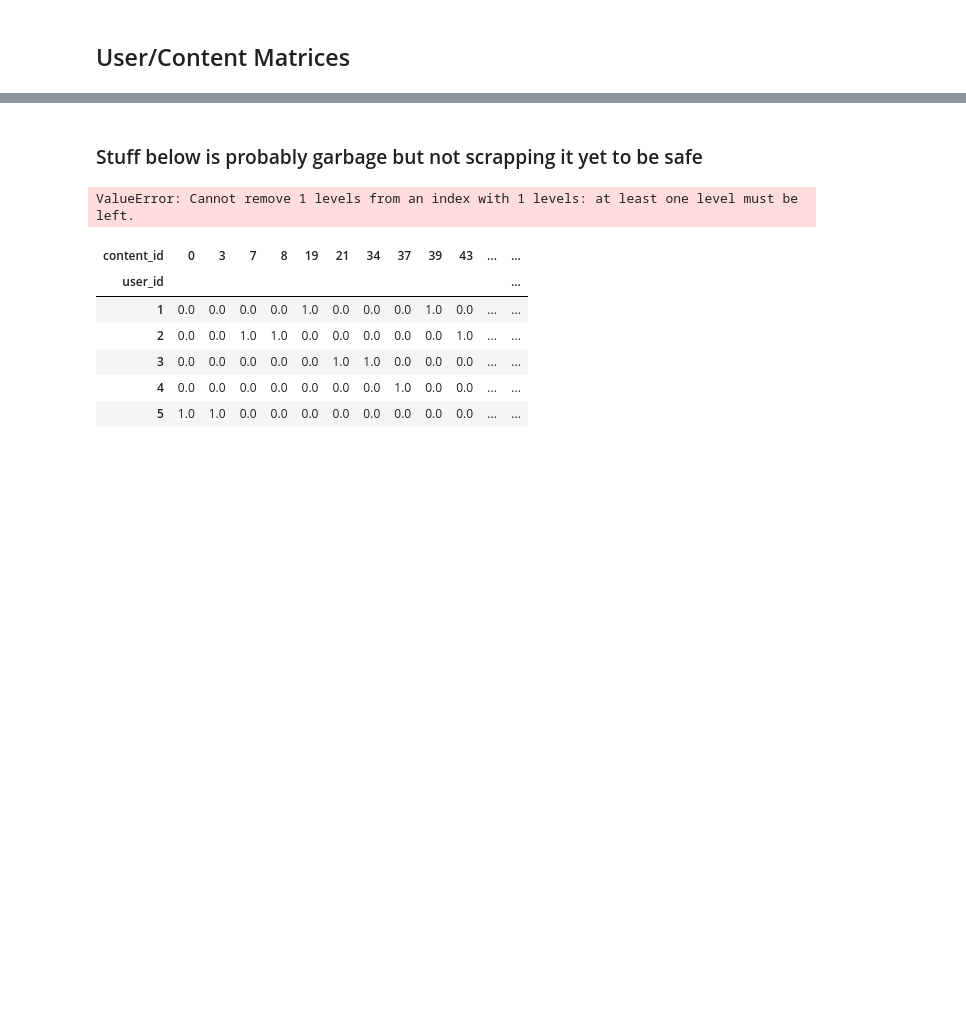
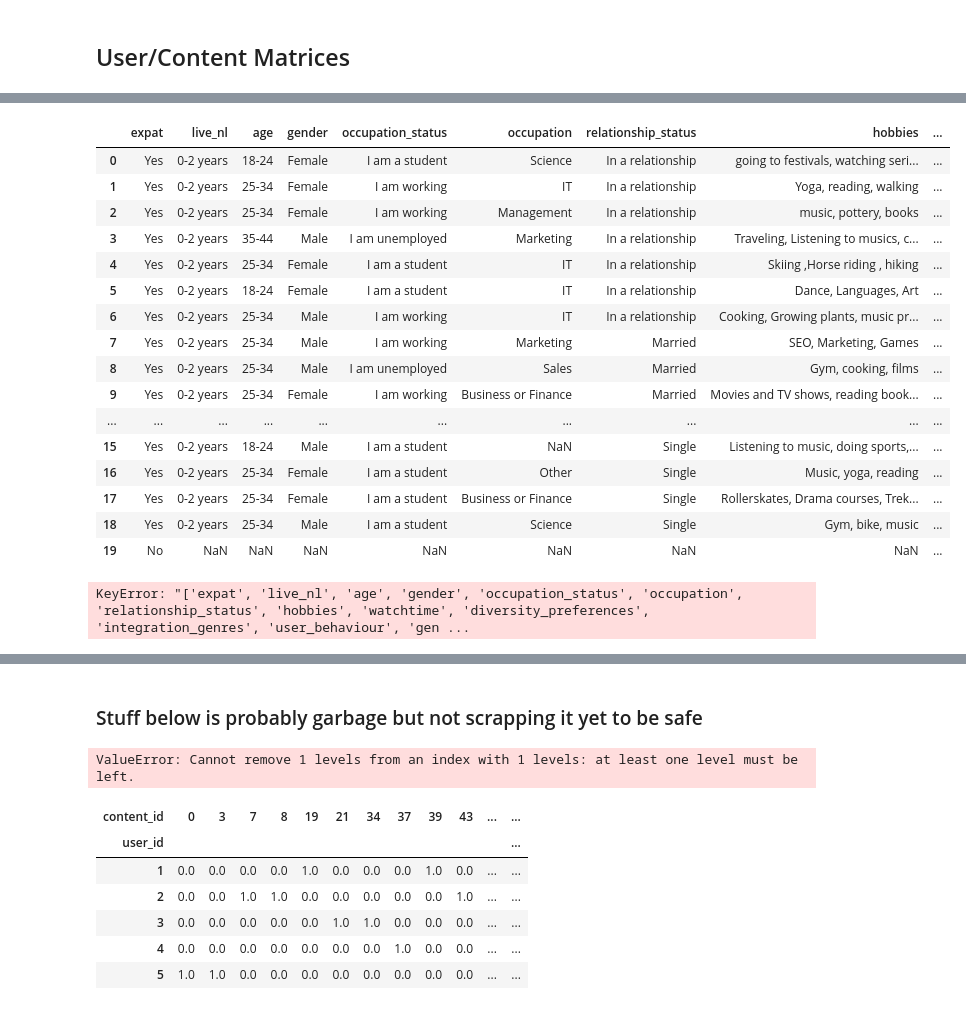
Before and after one commit to zoneout215/RS_assignment, a Jupyter notebook: CollaborativeFilt.ipynb, the cells around one changed output, grey strips where cells are left out. Saved outputs shown, nothing was run; the diff lists cells and outputs as text; code cells hidden in the pictures; blank space fills up the shorter version.

```diff
--- a/CollaborativeFilt.ipynb
+++ b/CollaborativeFilt.ipynb
@@ -110,0 +440,43 @@ scores_df
+# %%
+survey = pd.read_csv('personalisation_survey.csv', encoding = 'latin1', delimiter = ',')
+# %%
+survey_cols = list(survey.columns)
+# %%
+survey_cols = [i for i in survey_cols if 'Points' not in i and 'Feedback' not in i]
+
+survey_cols.remove('ID')
+survey_cols.remove('Start time')
+survey_cols.remove('Completion time')
+survey_cols.remove('Email')
+survey_cols.remove('Total points')
+survey_cols.remove('Quiz feedback')
+survey_cols.remove('Name')
+# %%
+survey_cols_renamed = ['expat', 'live_nl', 'age', 'gender', 'occupation_status', 'occupation', 'relationship_status', 'hobbies', 'watchtime', 'diversity_preferences', 'integration_genres', 'user_behaviour', 'genre_ranks', 'personalisation_priority', 'diversity_open', 'recommender_pains']
+# %%
+survey_clean = survey[survey_cols]
+survey_clean.columns = survey_cols_renamed
+
+survey_clean
+# %% [output]
+|  | expat | live_nl | age | gender | occupation_status | occupation | relationship_status | hobbies | ... |
+| 0 | Yes | 0-2 years | 18-24 | Female | I am a student | Science | In a relationship | going to festivals, watching seri... | ... |
+| 1 | Yes | 0-2 years | 25-34 | Female | I am working | IT | In a relationship | Yoga, reading, walking | ... |
+| 2 | Yes | 0-2 years | 25-34 | Female | I am working | Management | In a relationship | music, pottery, books | ... |
+| 3 | Yes | 0-2 years | 35-44 | Male | I am unemployed | Marketing | In a relationship | Traveling, Listening to musics, c... | ... |
+| 4 | Yes | 0-2 years | 25-34 | Female | I am a student | IT | In a relationship | Skiing ,Horse riding , hiking | ... |
+| 5 | Yes | 0-2 years | 18-24 | Female | I am a student | IT | In a relationship | Dance, Languages, Art | ... |
+| 6 | Yes | 0-2 years | 25-34 | Male | I am working | IT | In a relationship | Cooking, Growing plants, music pr... | ... |
+| 7 | Yes | 0-2 years | 25-34 | Male | I am working | Marketing | Married | SEO, Marketing, Games | ... |
+| 8 | Yes | 0-2 years | 25-34 | Male | I am unemployed | Sales | Married | Gym, cooking, films | ... |
+| 9 | Yes | 0-2 years | 25-34 | Female | I am working | Business or Finance | Married | Movies and TV shows, reading book... | ... |
+| ... | ... | ... | ... | ... | ... | ... | ... | ... | ... |
+| 15 | Yes | 0-2 years | 18-24 | Male | I am a student | NaN | Single | Listening to music, doing sports,... | ... |
+| 16 | Yes | 0-2 years | 25-34 | Female | I am a student | Other | Single | Music, yoga, reading | ... |
+| 17 | Yes | 0-2 years | 25-34 | Female | I am a student | Business or Finance | Single | Rollerskates, Drama courses, Trek... | ... |
+| 18 | Yes | 0-2 years | 25-34 | Male | I am a student | Science | Single | Gym, bike, music | ... |
+| 19 | No | NaN | NaN | NaN | NaN | NaN | NaN | NaN | ... |
+# %%
+sur
+# %% [output]
+KeyError: "['expat', 'live_nl', 'age', 'gender', 'occupation_status', 'occupation', 'relationship_status', 'hobbies', 'watchtime', 'diversity_preferences', 'integration_genres', 'user_behaviour', 'gen ...
```
Also changed, not shown: parts of 51 cells of this notebook.
